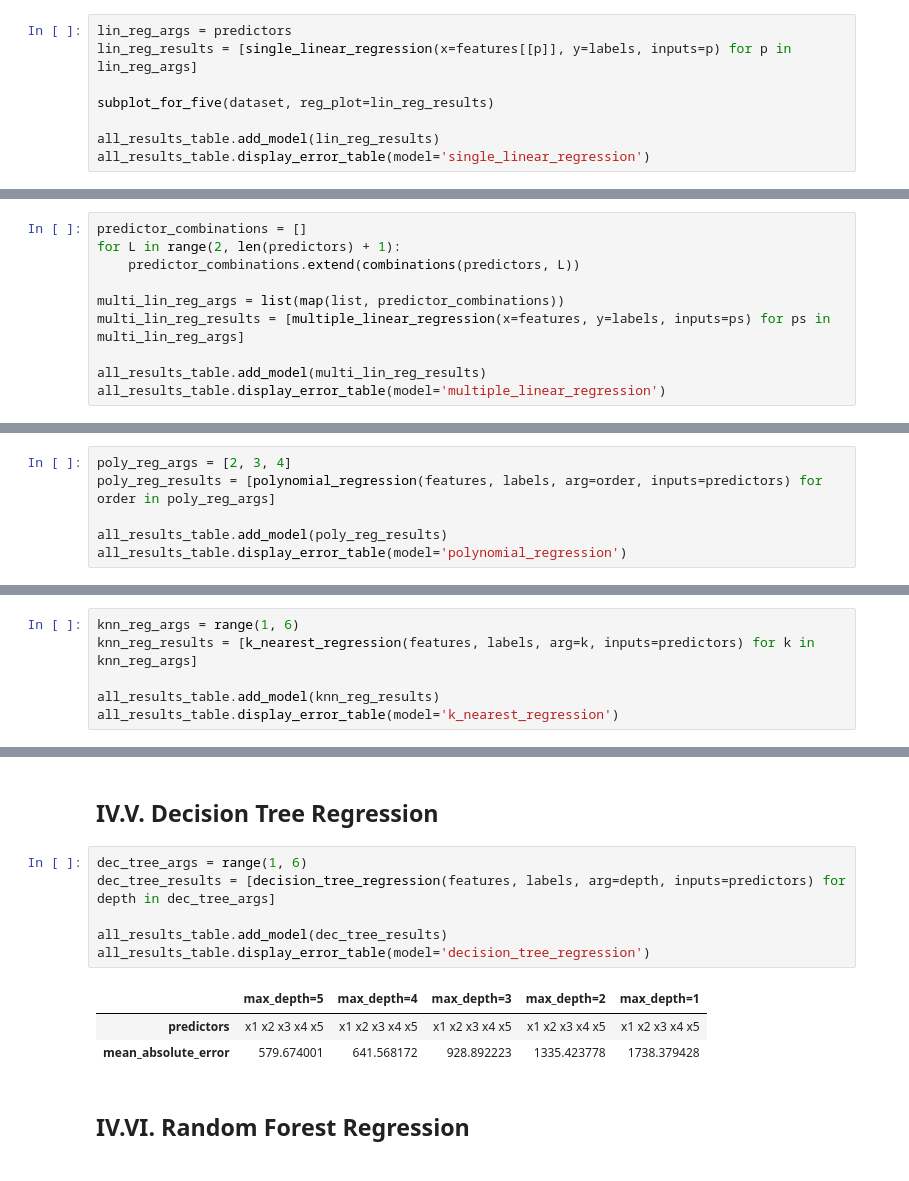
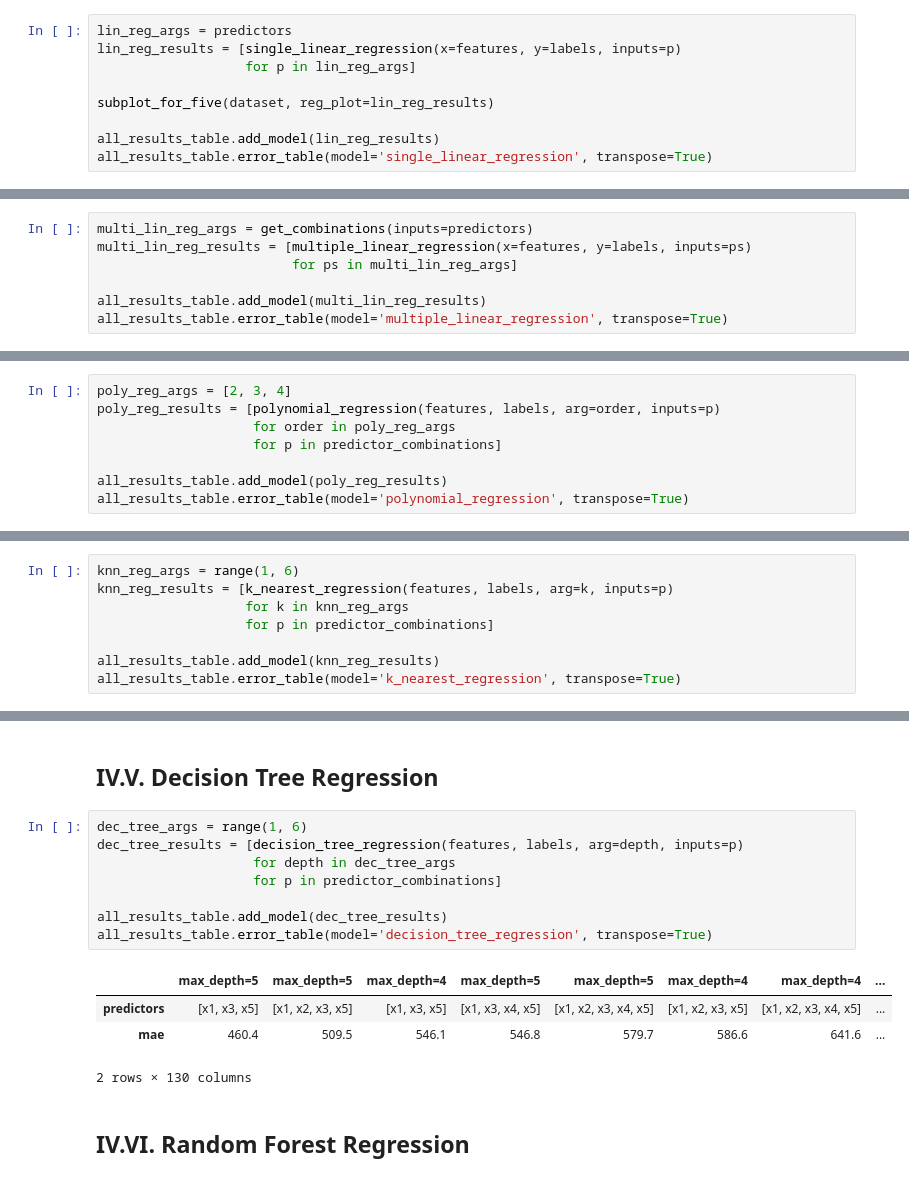
Before and after one commit to DefinitelyVixon/CE475-Project, a Jupyter notebook: Project.ipynb, the cells around one changed output, grey strips where cells are left out. Drawn from its saved outputs; the diff is of its cells as text.

```diff
--- a/Project.ipynb
+++ b/Project.ipynb
@@ -447,12 +610,13 @@ Total CV Score (MAE) = 228.26189979232612
 ## IV.I. Single Linear Regression
 # %%
 lin_reg_args = predictors
-lin_reg_results = [single_linear_regression(x=features[[p]], y=labels, inputs=p) for p in lin_reg_args]
+lin_reg_results = [single_linear_regression(x=features, y=labels, inputs=p)
+                   for p in lin_reg_args]
 
 subplot_for_five(dataset, reg_plot=lin_reg_results)
 
 all_results_table.add_model(lin_reg_results)
-all_results_table.display_error_table(model='single_linear_regression')
+all_results_table.error_table(model='single_linear_regression', transpose=True)
 # %% [output]
 |  |  |  |  |  |  |
 | predictors | x5 | x1 | x3 | x4 | x2 |
@@ -461,14 +625,11 @@ all_results_table.display_error_table(model='single_linear_regression')
 # %% [markdown]
 ## IV.II. Multiple Linear Regression
 # %%
-predictor_combinations = []
-for L in range(2, len(predictors) + 1):
-    predictor_combinations.extend(combinations(predictors, L))
-
-multi_lin_reg_args = list(map(list, predictor_combinations))
-multi_lin_reg_results = [multiple_linear_regression(x=features, y=labels, inputs=ps) for ps in multi_lin_reg_args]
+multi_lin_reg_args = get_combinations(inputs=predictors)
+multi_lin_reg_results = [multiple_linear_regression(x=features, y=labels, inputs=ps)
+                         for ps in multi_lin_reg_args]
 
 all_results_table.add_model(multi_lin_reg_results)
-all_results_table.display_error_table(model='multiple_linear_regression')
+all_results_table.error_table(model='multiple_linear_regression', transpose=True)
 # %% [output]
 |  |  |  |  |  |  |  |  |  |  |  | ... | ... |
@@ -479,8 +640,10 @@ all_results_table.display_error_table(model='multiple_linear_regression')
 ## IV.III. Polynomial Regression
 # %%
 poly_reg_args = [2, 3, 4]
-poly_reg_results = [polynomial_regression(features, labels, arg=order, inputs=predictors) for order in poly_reg_args]
+poly_reg_results = [polynomial_regression(features, labels, arg=order, inputs=p)
+                    for order in poly_reg_args
+                    for p in predictor_combinations]
 
 all_results_table.add_model(poly_reg_results)
-all_results_table.display_error_table(model='polynomial_regression')
+all_results_table.error_table(model='polynomial_regression', transpose=True)
 # %% [output]
@@ -491,8 +655,10 @@ all_results_table.display_error_table(model='polynomial_regression')
 ## IV.IV. K-Nearest-Neighbors Regression
 # %%
 knn_reg_args = range(1, 6)
-knn_reg_results = [k_nearest_regression(features, labels, arg=k, inputs=predictors) for k in knn_reg_args]
+knn_reg_results = [k_nearest_regression(features, labels, arg=k, inputs=p)
+                   for k in knn_reg_args
+                   for p in predictor_combinations]
 
 all_results_table.add_model(knn_reg_results)
-all_results_table.display_error_table(model='k_nearest_regression')
+all_results_table.error_table(model='k_nearest_regression', transpose=True)
 # %% [output]
@@ -503,14 +670,17 @@ all_results_table.display_error_table(model='k_nearest_regression')
 ## IV.V. Decision Tree Regression
 # %%
 dec_tree_args = range(1, 6)
-dec_tree_results = [decision_tree_regression(features, labels, arg=depth, inputs=predictors) for depth in dec_tree_args]
+dec_tree_results = [decision_tree_regression(features, labels, arg=depth, inputs=p)
+                    for depth in dec_tree_args
+                    for p in predictor_combinations]
 
 all_results_table.add_model(dec_tree_results)
-all_results_table.display_error_table(model='decision_tree_regression')
+all_results_table.error_table(model='decision_tree_regression', transpose=True)
 # %% [output]
-|  | max_depth=5 | max_depth=4 | max_depth=3 | max_depth=2 | max_depth=1 |
-| predictors | x1 x2 x3 x4 x5 | x1 x2 x3 x4 x5 | x1 x2 x3 x4 x5 | x1 x2 x3 x4 x5 | x1 x2 x3 x4 x5 |
-| mean_absolute_error | 579.674001 | 641.568172 | 928.892223 | 1335.423778 | 1738.379428 |
+|  | max_depth=5 | max_depth=5 | max_depth=4 | max_depth=5 | max_depth=5 | max_depth=4 | max_depth=4 | ... |
+| predictors | [x1, x3, x5] | [x1, x2, x3, x5] | [x1, x3, x5] | [x1, x3, x4, x5] | [x1, x2, x3, x4, x5] | [x1, x2, x3, x5] | [x1, x2, x3, x4, x5] | ... |
+| mae | 460.4 | 509.5 | 546.1 | 546.8 | 579.7 | 586.6 | 641.6 | ... |
+2 rows × 130 columns
 # %% [markdown]
 ## IV.VI. Random Forest Regression
 # %%
```
Also changed, not shown: parts of 27 cells of this notebook.
